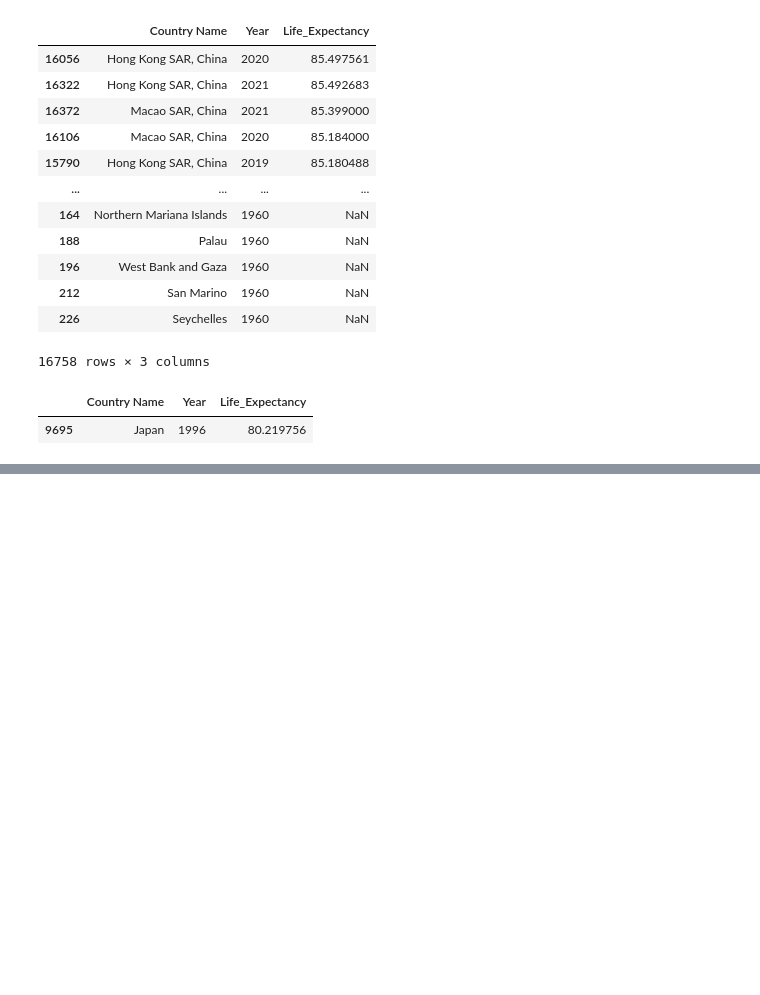
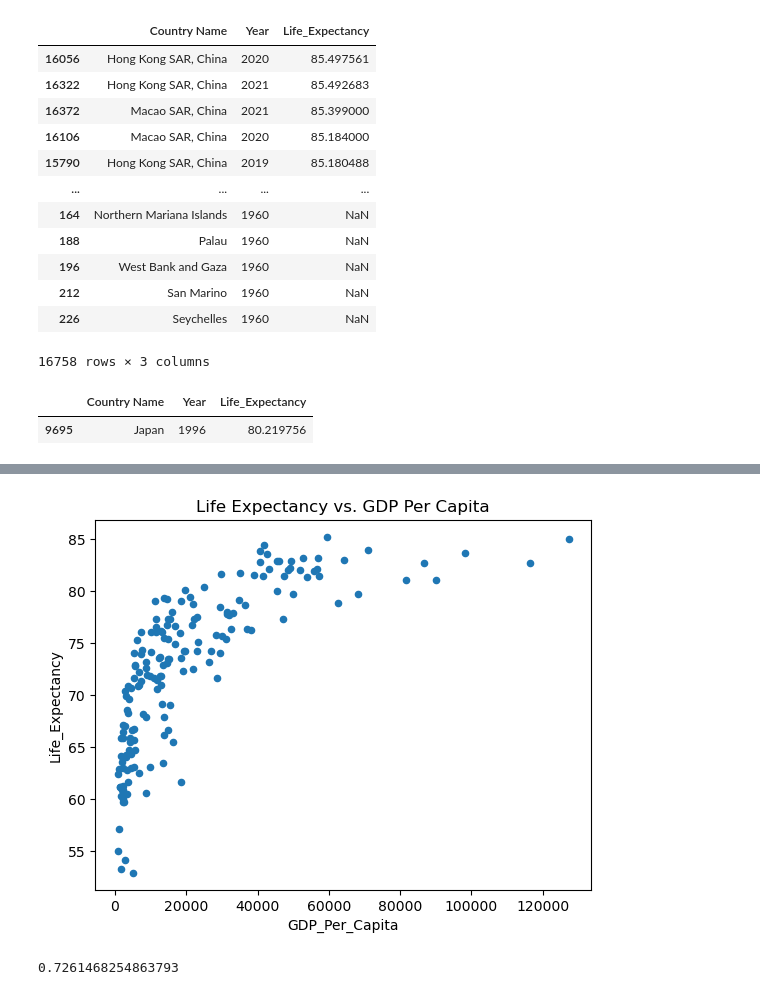
Before and after one commit to nss-data-science-cohort-7/un-exploration-michaeltatarjr, a Jupyter notebook: notebook/UN_Data_Exploration.ipynb, the cells around one changed output, grey strips where cells are left out. Saved outputs shown, nothing was run; the diff lists cells and outputs as text; code cells hidden in the pictures; blank space fills up the shorter version.

```diff
--- a/notebook/UN_Data_Exploration.ipynb
+++ b/notebook/UN_Data_Exploration.ipynb
@@ -720,0 +719,2 @@ test_lf_gdp
+# %%
+gdp_le_2019 = gdp_le[gdp_le['Year'] == 2019]
@@ -720,0 +779,12 @@ test_lf_gdp
+# %%
+# Scatter plot
+gdp_le_2019.plot(x='GDP_Per_Capita', y='Life_Expectancy', kind='scatter',title='Life Expectancy vs. GDP Per Capita')
+
+# Show the plot
+plt.show();
+# %% [output]
+[figure, added]
+# %%
+gdp_le_2019['GDP_Per_Capita'].corr(gdp_le_2019['Life_Expectancy'])
+# %% [output]
+0.7261468254863793
```
Also changed, not shown: parts of 29 cells of this notebook, 1 other file.
